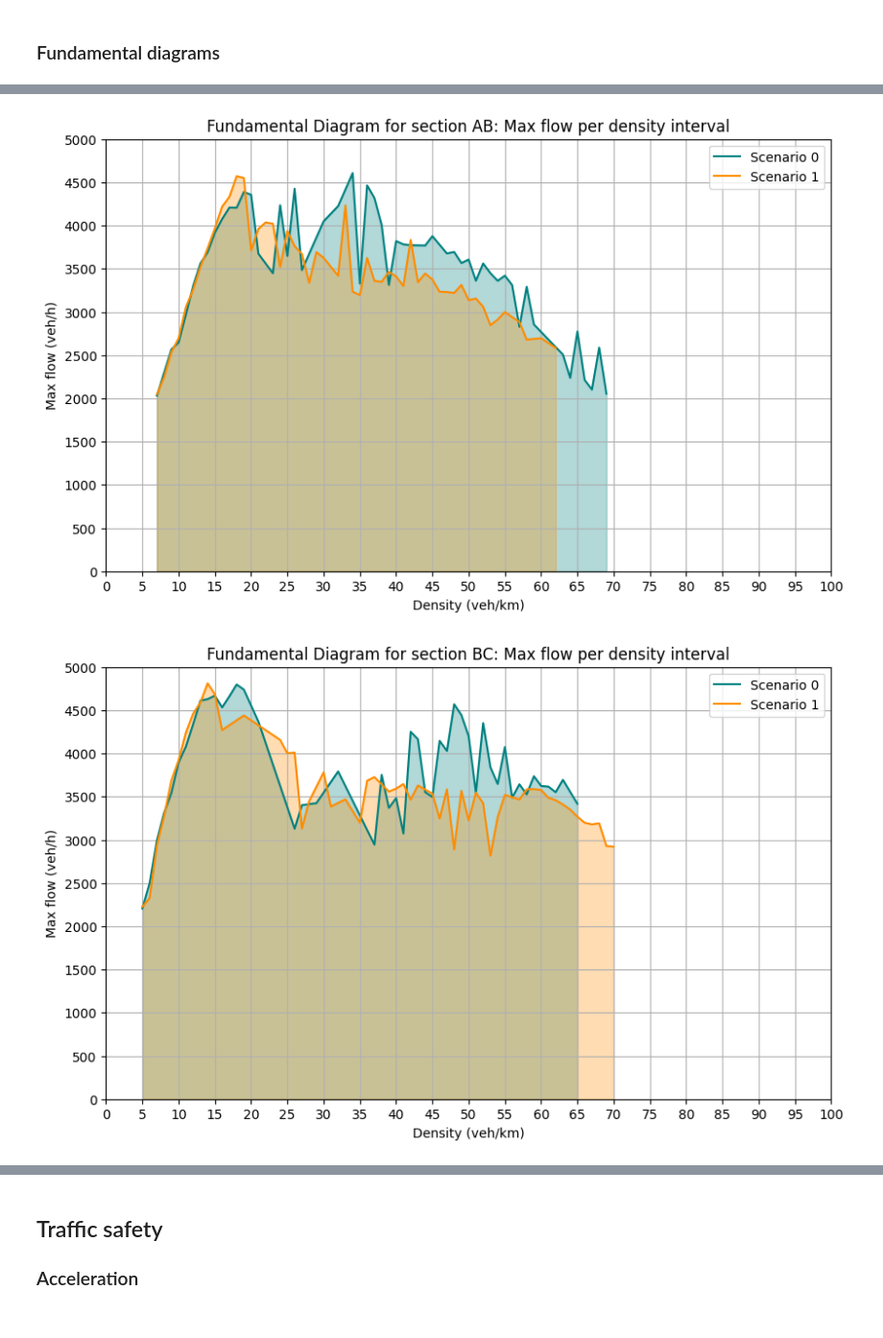
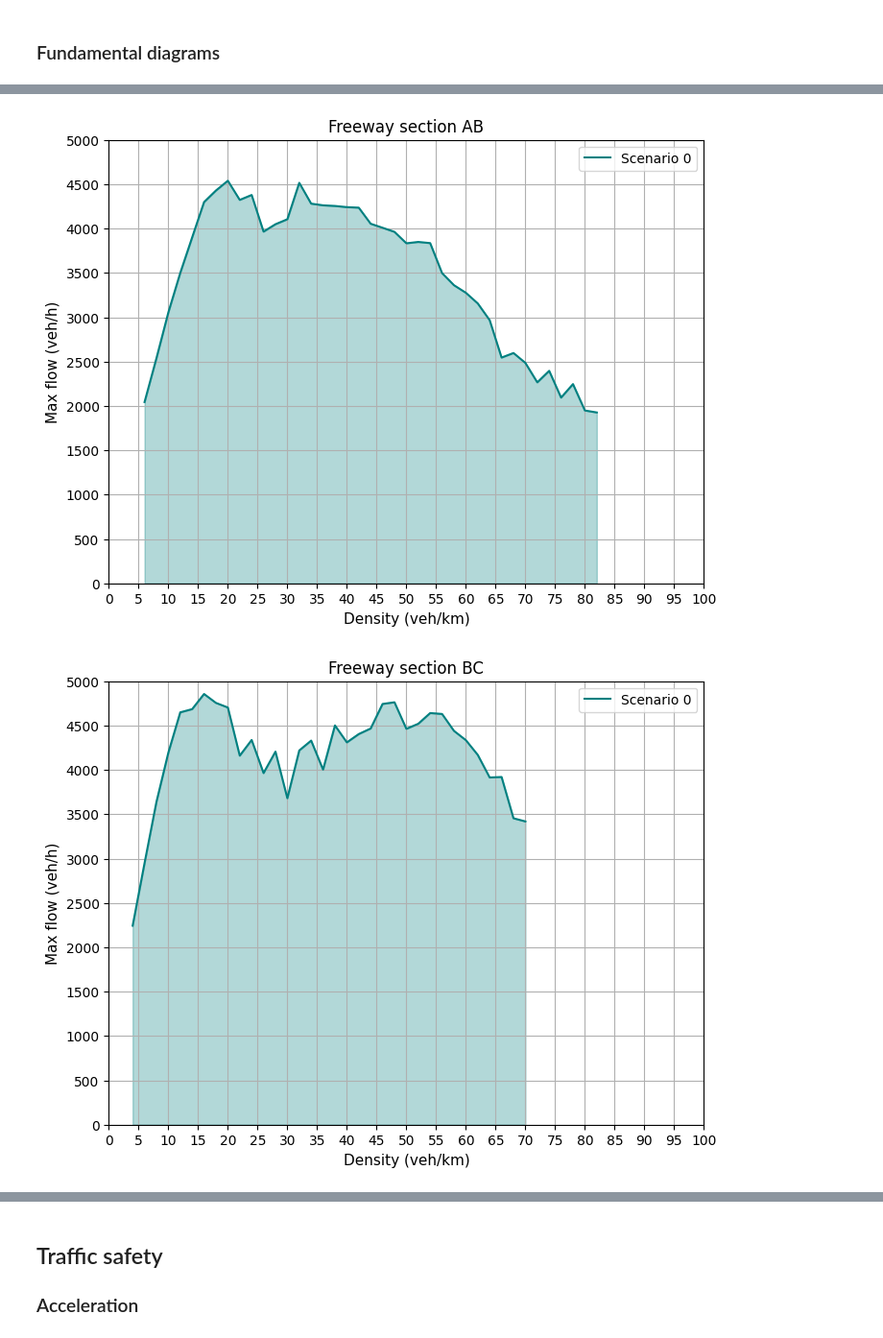
Before and after one commit to J-Poland/GraduationOTS, a Jupyter notebook: thesis_experiments/notebooks/policy_analysis/Scenario0_KPIs.ipynb, the cells around one changed output, grey strips where cells are left out. Shown at 96% size. Cells and saved outputs as stored; diff of their text form; code cells hidden in the pictures.

```diff
--- a/thesis_experiments/notebooks/policy_analysis/Scenario0_KPIs.ipynb
+++ b/thesis_experiments/notebooks/policy_analysis/Scenario0_KPIs.ipynb
@@ -24,11 +24,11 @@ warnings.simplefilter(action='ignore', category=FutureWarning)
 pd.set_option('display.max_rows', None)
 # %%
 # simulation output folder
-experiment_name = 'test_policy_run_1'
+experiment_name = 'policy_run_1'
 
 # load Java simulation data
-# experiment_folder = fr'F:\jesse_sim_results\{experiment_name}'
-experiment_folder = fr'..\data\{experiment_name}'
+experiment_folder = fr'F:\jesse_sim_results\{experiment_name}'
+# experiment_folder = fr'..\data\{experiment_name}'
 
 # available files
 input_values = 'inputValues.csv'
@@ -52,11 +52,6 @@ def load_scenario_dataframe(scenario, columns_of_interest, folder, file, input_f
 
     # loop through all seed folders from this experiment
     for seed_name in get_file_names(folder):
-        #############
-        # stop at seed 2
-        if seed_name == 'seed_2':
-            break
-        ###############
 
         # get all runs within this experiment
         run_folders = get_file_names(os.path.join(folder, seed_name))
@@ -143,7 +138,6 @@ def load_scenario_collision_dataframe(scenario, folder):
                         except:
                             continue
                         # do process collision  dataframe if it has data
-                        print(f'Collisions found in {seed_name}-{run_number}')
                         df_collisions['run'] = run_number
 
                         # broadcast input data to all rows of collision dataframe
@@ -501,7 +458,7 @@ df_new_fd_1 = convert_fd_data(df_fd_combined_1)
 # %%
 def plot_fd_max_flow(data_list, labels, sections):
     # set bin width
-    bin_width = 1
+    bin_width = 2
 
     # show plot for each section
     for section in sections:
@@ -509,7 +466,7 @@ def plot_fd_max_flow(data_list, labels, sections):
         colors = ['teal', 'darkorange']
 
         # create figure
-        plt.figure(figsize=(10, 6))
+        plt.figure(figsize=(8, 6))
 
         # define columns
         density_col = f'{section}_density'
@@ -526,9 +483,10 @@ def plot_fd_max_flow(data_list, labels, sections):
             plt.fill_between(max_flow_per_bin['density_bin'], max_flow_per_bin[flow_col], color=colors[i], alpha=0.3)
 
     # show plot
-    plt.title(f'Fundamental Diagram for section {section}: Max flow per density interval')
-    plt.xlabel('Density (veh/km)')
-    plt.ylabel('Max flow (veh/h)')
+    # plt.title(f'Fundamental Diagram for section {section}: Max flow per density interval', fontsize=14)
+    plt.title(f'Freeway section {section}')
+    plt.xlabel('Density (veh/km)', fontsize=11)
+    plt.ylabel('Max flow (veh/h)', fontsize=11)
     plt.xlim(left=0, right=100)
     plt.ylim(bottom=0, top=5000)
     plt.xticks(np.arange(0, 105, 5))
@@ -537,11 +495,11 @@ def plot_fd_max_flow(data_list, labels, sections):
     plt.grid(True)
     plt.show()
 # %%
-plot_fd_max_flow([df_new_fd_0, df_new_fd_1], ['Scenario 0', 'Scenario 1'], ['AB'])
+plot_fd_max_flow([df_new_fd_0], ['Scenario 0'], ['AB'])
 # %% [output]
-[figure, old version]
+[figure, new version]
 # %%
-plot_fd_max_flow([df_new_fd_0, df_new_fd_1], ['Scenario 0', 'Scenario 1'], ['BC'])
+plot_fd_max_flow([df_new_fd_0], ['Scenario 0'], ['BC'])
 # %% [output]
-[figure, old version]
+[figure, new version]
 # %%
```
Also changed, not shown: parts of 23 cells of this notebook, 11 other files.
